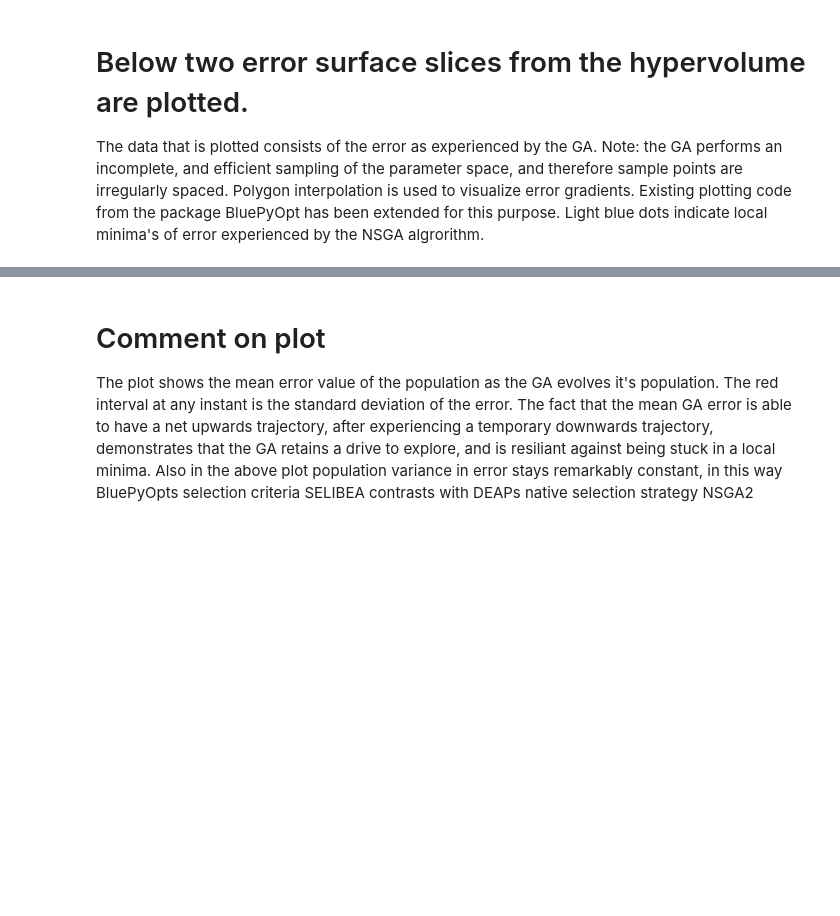
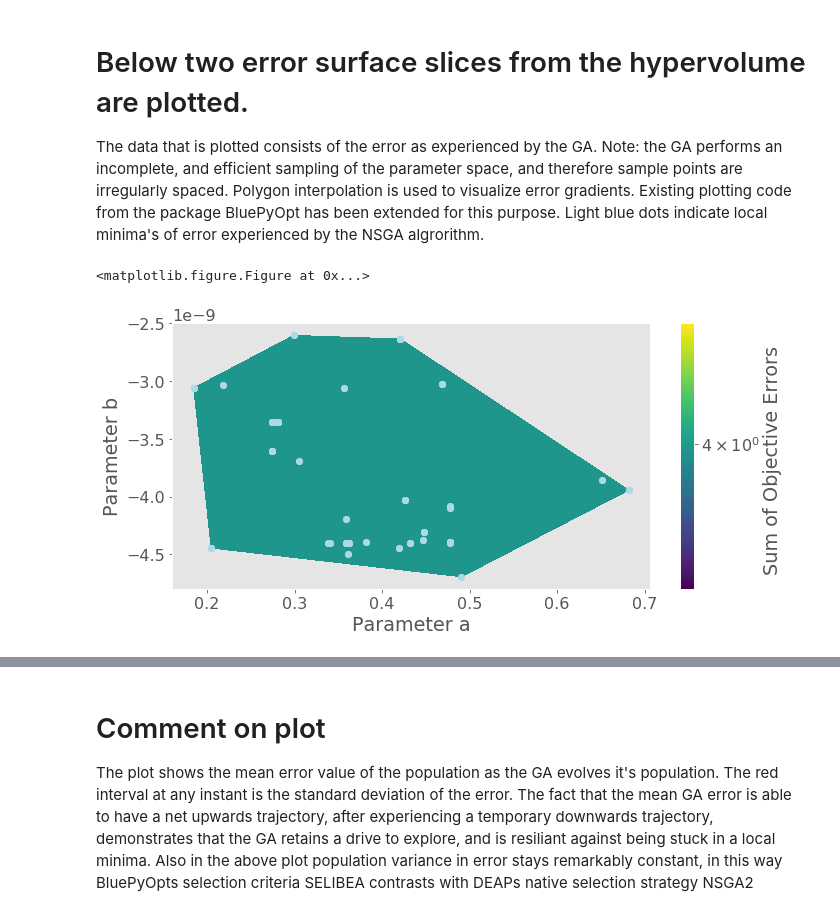
Before and after one commit to scidash/neuronunit, a Jupyter notebook: neuronunit/unit_test/test_ga_versus_grid.ipynb, the cells around one changed output, grey strips where cells are left out. Saved outputs shown, nothing was run; the diff lists cells and outputs as text; code cells hidden in the pictures; blank space fills up the shorter version.

```diff
--- a/neuronunit/unit_test/test_ga_versus_grid.ipynb
+++ b/neuronunit/unit_test/test_ga_versus_grid.ipynb
@@ -43,0 +61,5 @@ bokeh                     0.12.15            pyh8da4227_0    bokeh
+# %%
+import pickle
+with open('dump_all_cells','rb') as f:
+   pipe_results = pickle.load(f)
+print(pipe_results)
@@ -290,31 +180,0 @@ from dask import visualize
-# %%
-USE_CACHED_GA = False
-import pickle
-npoints = 2
-nparams = 10
-from neuronunit.optimization.model_parameters import model_params
-provided_keys = list(model_params.keys())
-USE_CACHED_GS = False
-if not USE_CACHED_GA:
-
-    try:
-        contents = pickle.load(open('ne_neuron_criteria.p','rb'))
-        pvis_criterion, inh_criterion = contents
-    except:
-        pvis_criterion, pvis_observations = get_neab.get_neuron_criteria(pvis_cortex)
-        inh_criterion, inh_observations = get_neab.get_neuron_criteria(fi_basket)
-        inh_observations = get_neab.impute_criteria(pvis_observations,inh_observations)
-        inh_criterion, inh_observations = get_neab.get_neuron_criteria(fi_basket,observation = inh_observations)
-
-        with open('ne_neuron_criteria.p','wb') as f:
-           pickle.dump((pvis_criterion, inh_criterion),f)
-    DO = None
-    pop = None
-    hof_py = None
-    history = None
-    log = None
-    td = None
-    from bluepyopt.deapext.optimisations import DEAPOptimisation
-    DO = DEAPOptimisation(error_criterion = inh_criterion, selection = 'selIBEA')
-    DO.setnparams(nparams = nparams, provided_keys = provided_keys)
-    pop, hof_fi, log, history, td_fi, gen_vs_hof = DO.run(offspring_size = MU, max_ngen = NGEN, cp_frequency=0,cp_filename='ga_dump_NLXCELL:100201.p')
@@ -381,6 +194,5 @@ sce
 # %%
 from neuronunit.plottools import plot_surface
-pop,log,history,hof,td = [pop_fi, log_fi, history_fi, _hof_fi, td_fi]
 # %% [markdown]
 # Below two error surface slices from the hypervolume are plotted.
 The data that is plotted consists of the error as experienced by the GA.
@@ -391,3 +201,14 @@ plot_surface('a','b',td,history)
+# %%
+for index, val in enumerate(pipe_results.values()):
+    #print(val)
+    if index == 0:
+        td = val['td_py']
+        history = val['history']
+
+plot_surface('a','b',td,history)
+# %% [output]
+<matplotlib.figure.Figure at 0x...>
+[figure, added]
 # %%
 
 plot_surface('v0','vt',td,history)
```
Also changed, not shown: parts of 26 cells of this notebook, 1 other file.
